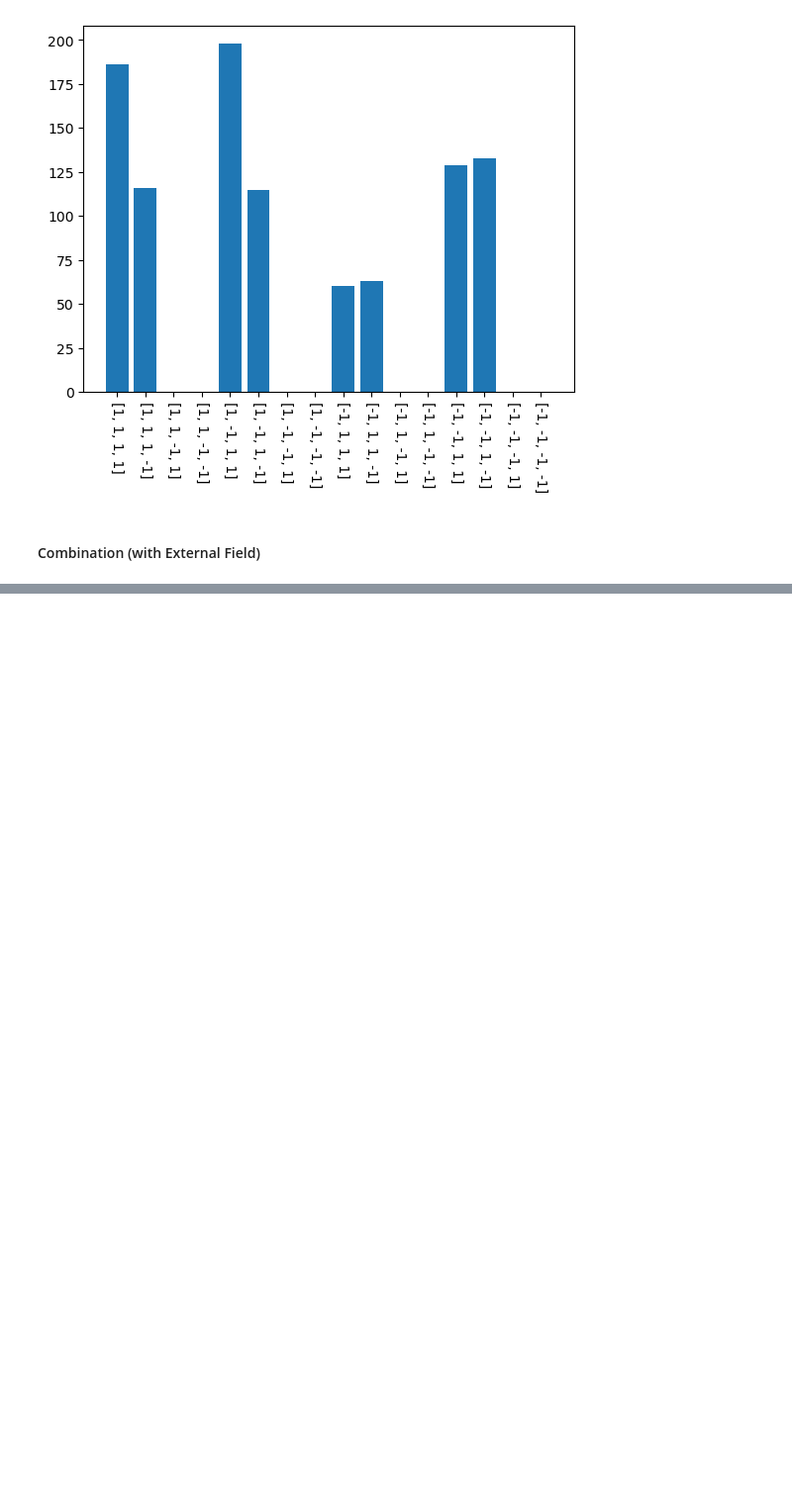
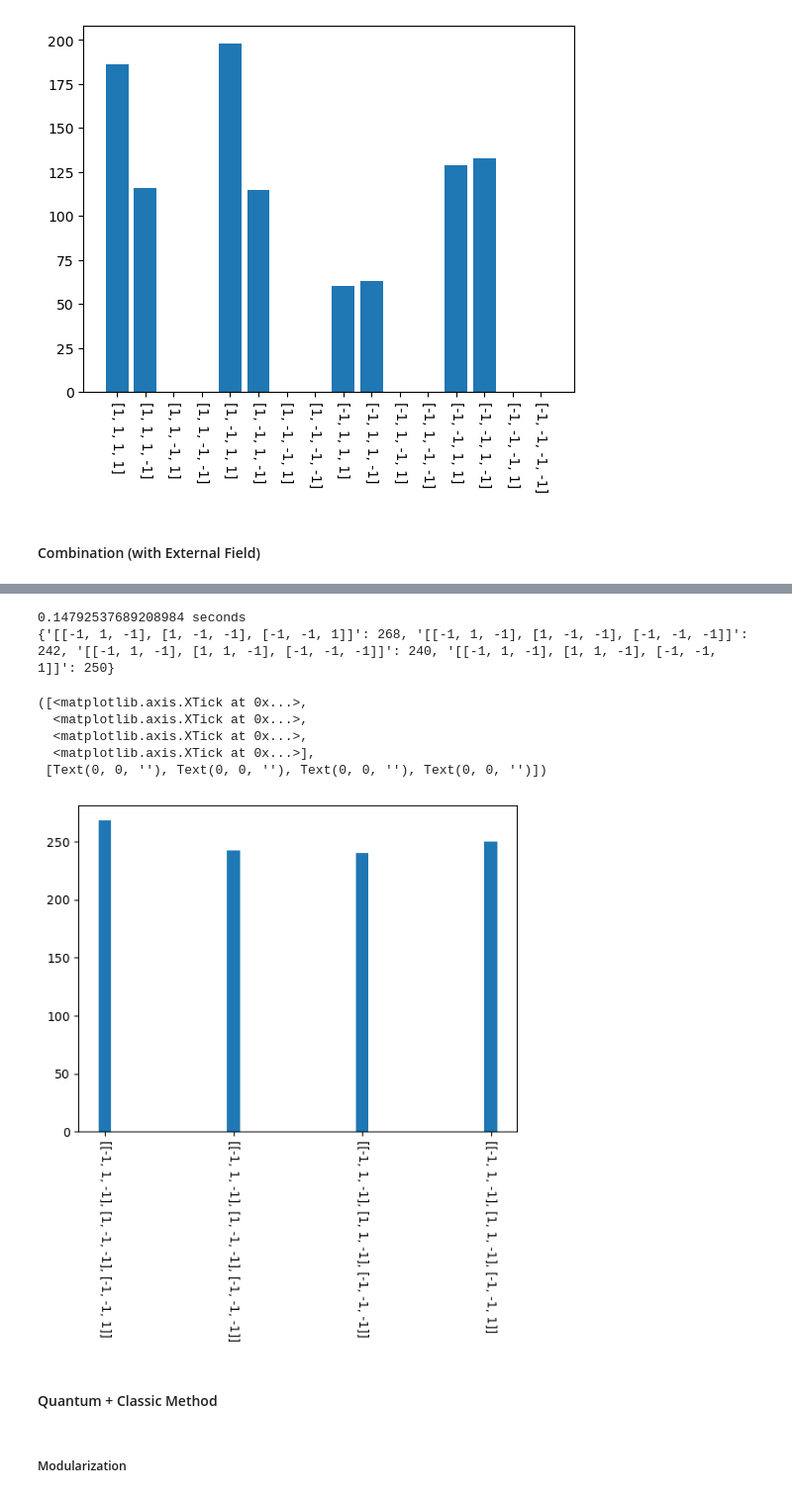
Before and after one commit to ZihanLi26/20041DIsing, a Jupyter notebook: 20041D Ising Code.ipynb, the cells around one changed output, grey strips where cells are left out. Shown at 99% size. Saved outputs shown, nothing was run; the diff lists cells and outputs as text; code cells hidden in the pictures; blank space fills up the shorter version.

```diff
--- a/20041D Ising Code.ipynb
+++ b/20041D Ising Code.ipynb
@@ -1888,0 +1919,77 @@ plt.xticks(ticks = list(dyct.keys()), rotation = 270)
+# %%
+import numpy as np
+import matplotlib.pyplot as plt
+
+# Define parameters
+J = -0.125 * np.log(0.5)  # coupling constant
+k_B = 1.0  # Boltzmann constant
+T = 1.0  # temperature
+L = 3   # lattice size
+N = L**2  # number of spins
+n_steps = 1000  # number of simulation steps
+dyct = {}
+
+start = time()
+# Initialize the lattice
+#s = np.random.choice([-1, 1], size=(L, L))
+#s = [[1 for col in range(L)] for row in range(L)]
+s = [[1, -1, 1], [-1, 1, 1], [1, 1, -1]]
+
+"""
+# Define a function to calculate the magnetization of the lattice
+def calculate_magnetization(s):
+    return np.sum(s)
+"""
+
+"""
+# Initialize the energy and magnetization arrays
+energy = np.zeros(n_steps)
+magnetization = np.zeros(n_steps)
+"""
+
+
+# Monte Carlo simulation using the Metropolis algorithm
+for step in range(n_steps):
+    #Initialize Spin for every loop
+    st = copy.deepcopy(s)
+
+    # Calculate the energy change and perform ising interaction
+    for i in range(L):
+        for j in range(L):
+            if deltaEnergy(st, i, j) <= 0:
+                st[i][j] = -1 * st[i][j]
+            else:
+                if random.random() < np.exp(-deltaEnergy(st, i, j)/(k_B*T)):
+                    st[i][j] = -1 * st[i][j]
+                    #print('error')
+    # Added result to dictionary
+    encode(dyct, st)
+    #print(dyct)
+
+print(float(time() - start), 'seconds')
+
+
+"""
+    # Update the energy and magnetization arrays
+    energy[step] = calculate_energy(s)
+    magnetization[step] = calculate_magnetization(s)
+"""
+
+#print('\n'.join(['\t'.join([str(cell) for cell in row]) for row in s]))
+
+print(dyct)
+plt.bar(dyct.keys(), dyct.values(), width = 0.1)
+plt.xticks(ticks = list(dyct.keys()), rotation = 270)
+# %% [output]
+0.14792537689208984 seconds
+{'[[-1, 1, -1], [1, -1, -1], [-1, -1, 1]]': 268, '[[-1, 1, -1], [1, -1, -1], [-1, -1, -1]]': 242, '[[-1, 1, -1], [1, 1, -1], [-1, -1, -1]]': 240, '[[-1, 1, -1], [1, 1, -1], [-1, -1, 1]]': 250}
+([<matplotlib.axis.XTick at 0x...>,
+  <matplotlib.axis.XTick at 0x...>,
+  <matplotlib.axis.XTick at 0x...>,
+  <matplotlib.axis.XTick at 0x...>],
+ [Text(0, 0, ''), Text(0, 0, ''), Text(0, 0, ''), Text(0, 0, '')])
+[figure, added]
+# %% [markdown]
+#### Quantum + Classic Method
+# %% [markdown]
+##### Modularization
```
Also changed, not shown: parts of 19 cells of this notebook.
